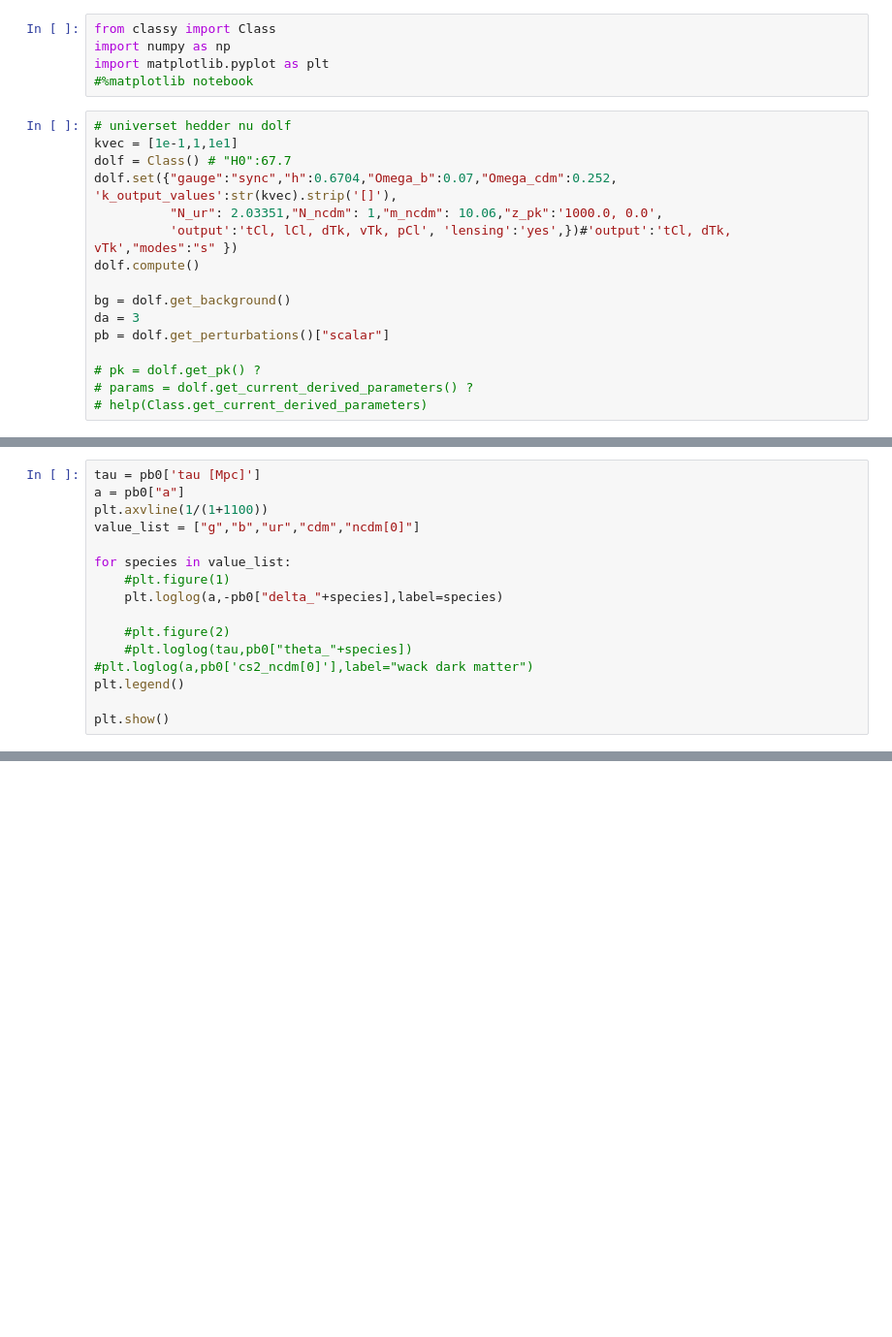
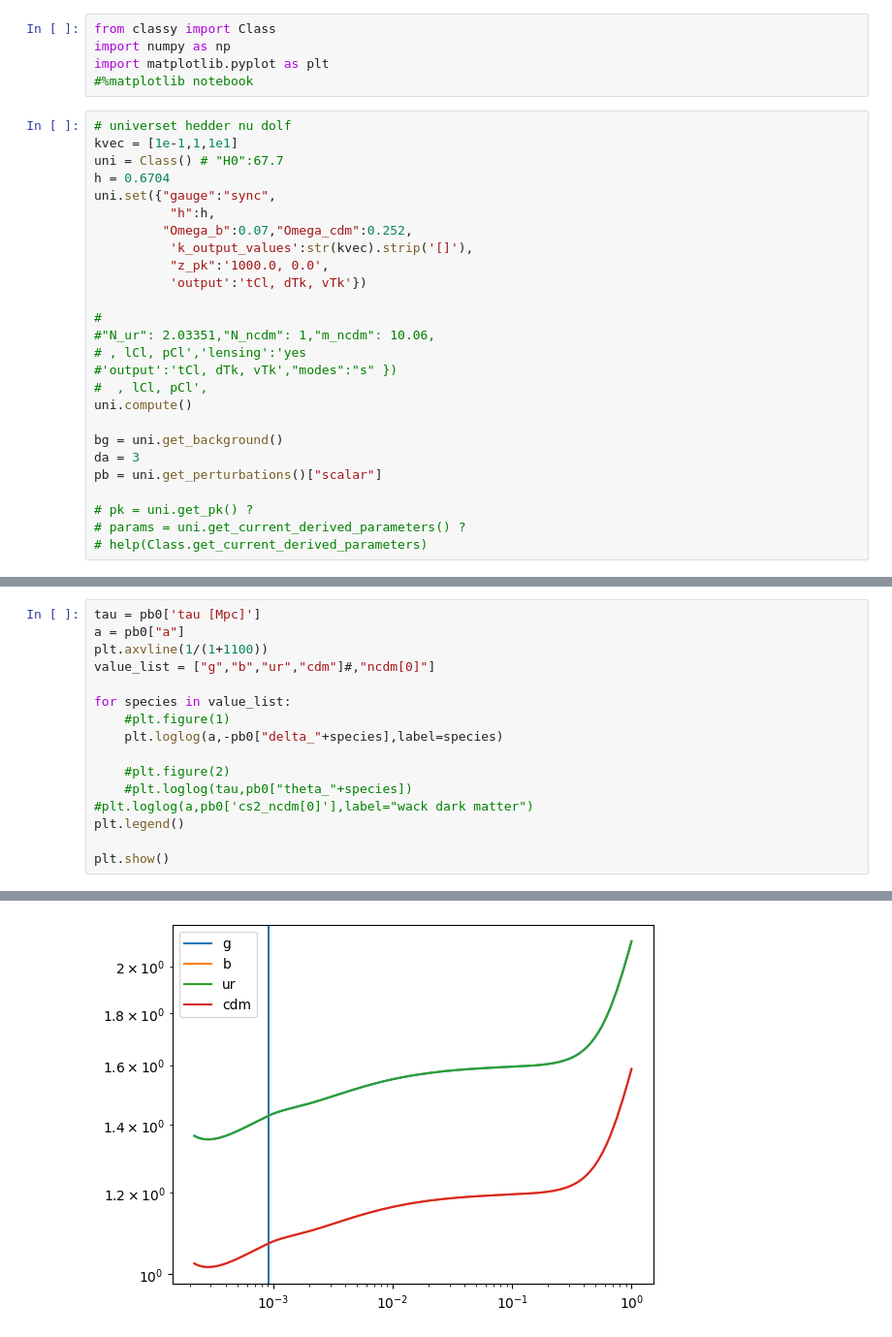
Before and after one commit to eriksteenberg/Power-spectrum-Test, a Jupyter notebook: Class stuff.ipynb, the cells around one changed output, grey strips where cells are left out. Shown at 97% size. Cells and saved outputs as stored; diff of their text form; blank space fills up the shorter version.

```diff
--- a/Class stuff.ipynb
+++ b/Class stuff.ipynb
@@ -6,16 +6,26 @@ import matplotlib.pyplot as plt
 # %%
 # universet hedder nu dolf
 kvec = [1e-1,1,1e1]
-dolf = Class() # "H0":67.7
-dolf.set({"gauge":"sync","h":0.6704,"Omega_b":0.07,"Omega_cdm":0.252, 'k_output_values':str(kvec).strip('[]'),
-          "N_ur": 2.03351,"N_ncdm": 1,"m_ncdm": 10.06,"z_pk":'1000.0, 0.0',
-          'output':'tCl, lCl, dTk, vTk, pCl', 'lensing':'yes',})#'output':'tCl, dTk, vTk',"modes":"s" })
-dolf.compute()
+uni = Class() # "H0":67.7
+h = 0.6704
+uni.set({"gauge":"sync",
+          "h":h,
+         "Omega_b":0.07,"Omega_cdm":0.252,
+          'k_output_values':str(kvec).strip('[]'),
+          "z_pk":'1000.0, 0.0',
+          'output':'tCl, dTk, vTk'})
 
-bg = dolf.get_background()
+#
+#"N_ur": 2.03351,"N_ncdm": 1,"m_ncdm": 10.06,
+# , lCl, pCl','lensing':'yes
+#'output':'tCl, dTk, vTk',"modes":"s" })
+#  , lCl, pCl',
+uni.compute()
+
+bg = uni.get_background()
 da = 3
-pb = dolf.get_perturbations()["scalar"]
+pb = uni.get_perturbations()["scalar"]
 
-# pk = dolf.get_pk() ?
-# params = dolf.get_current_derived_parameters() ?
+# pk = uni.get_pk() ?
+# params = uni.get_current_derived_parameters() ?
 # help(Class.get_current_derived_parameters)
@@ -67,7 +54,7 @@ dict_keys(['tau [Mpc]', 'a', 'delta_g', 'theta_g', 'shear_g', 'pol0_g', 'pol1_g'
 tau = pb0['tau [Mpc]']
 a = pb0["a"]
 plt.axvline(1/(1+1100))
-value_list = ["g","b","ur","cdm","ncdm[0]"]
+value_list = ["g","b","ur","cdm"]#,"ncdm[0]"]
 
 for species in value_list:
     #plt.figure(1)
@@ -84,0 +70 @@ plt.show()
+[figure, added]
```
Also changed, not shown: parts of 13 cells of this notebook, 7 other files.
